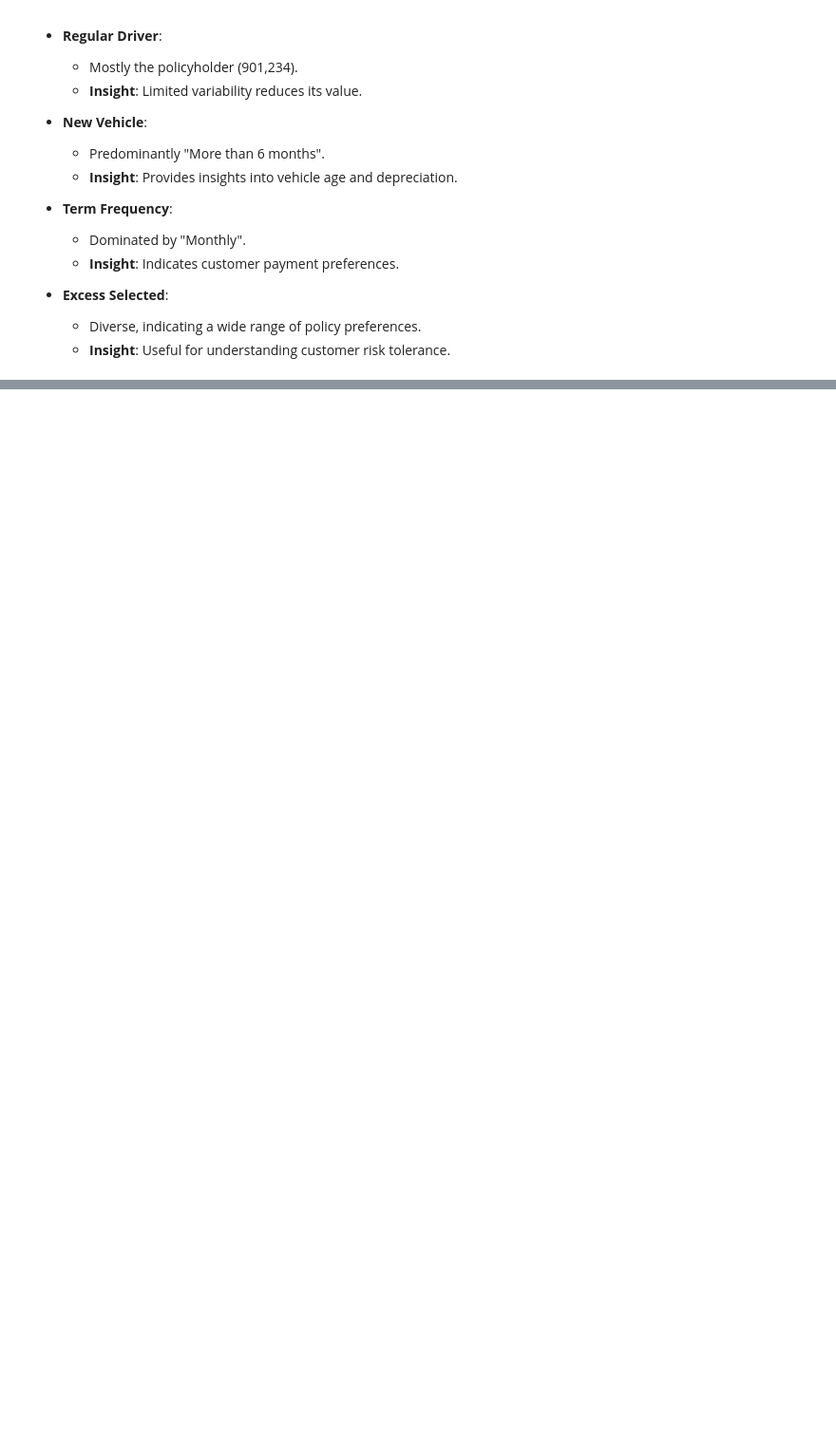
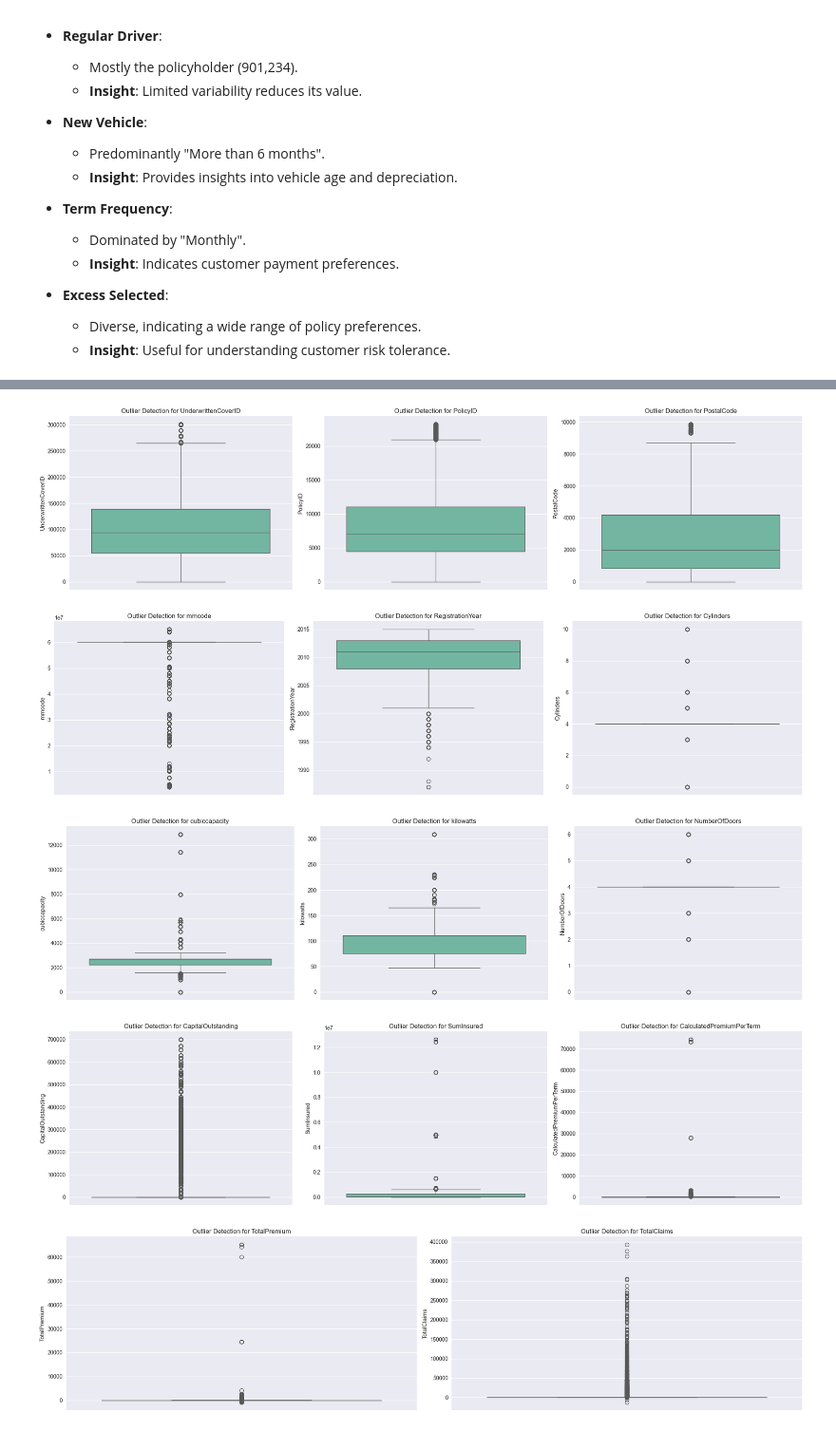
Before and after one commit to shewanek/KAIM_W3_CarInsurance_Marketing_Insights, a Jupyter notebook: notebooks/insurance_EDA.ipynb, the cells around one changed output, grey strips where cells are left out. Shown at 95% size. Saved outputs shown, nothing was run; the diff lists cells and outputs as text; code cells hidden in the pictures; blank space fills up the shorter version.

```diff
--- a/notebooks/insurance_EDA.ipynb
+++ b/notebooks/insurance_EDA.ipynb
@@ -355,0 +384,8 @@ analysis.bivariate_analysis()
+# %%
+analysis.detect_outliers()
+# %% [output]
+[figure, added]
+[figure, added]
+[figure, added]
+[figure, added]
+[figure, added]
```
Also changed, not shown: parts of 4 cells of this notebook, 1 other file.
